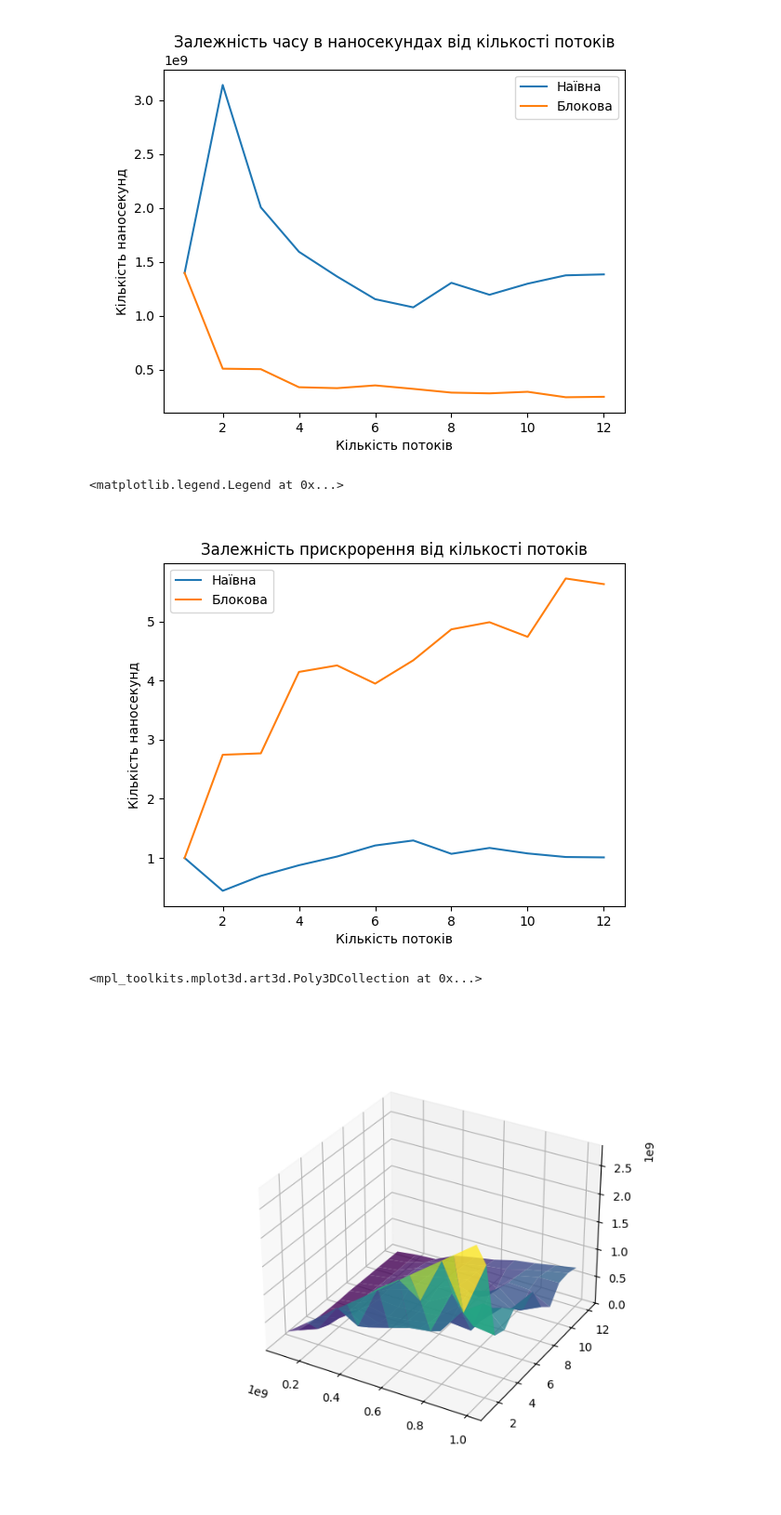
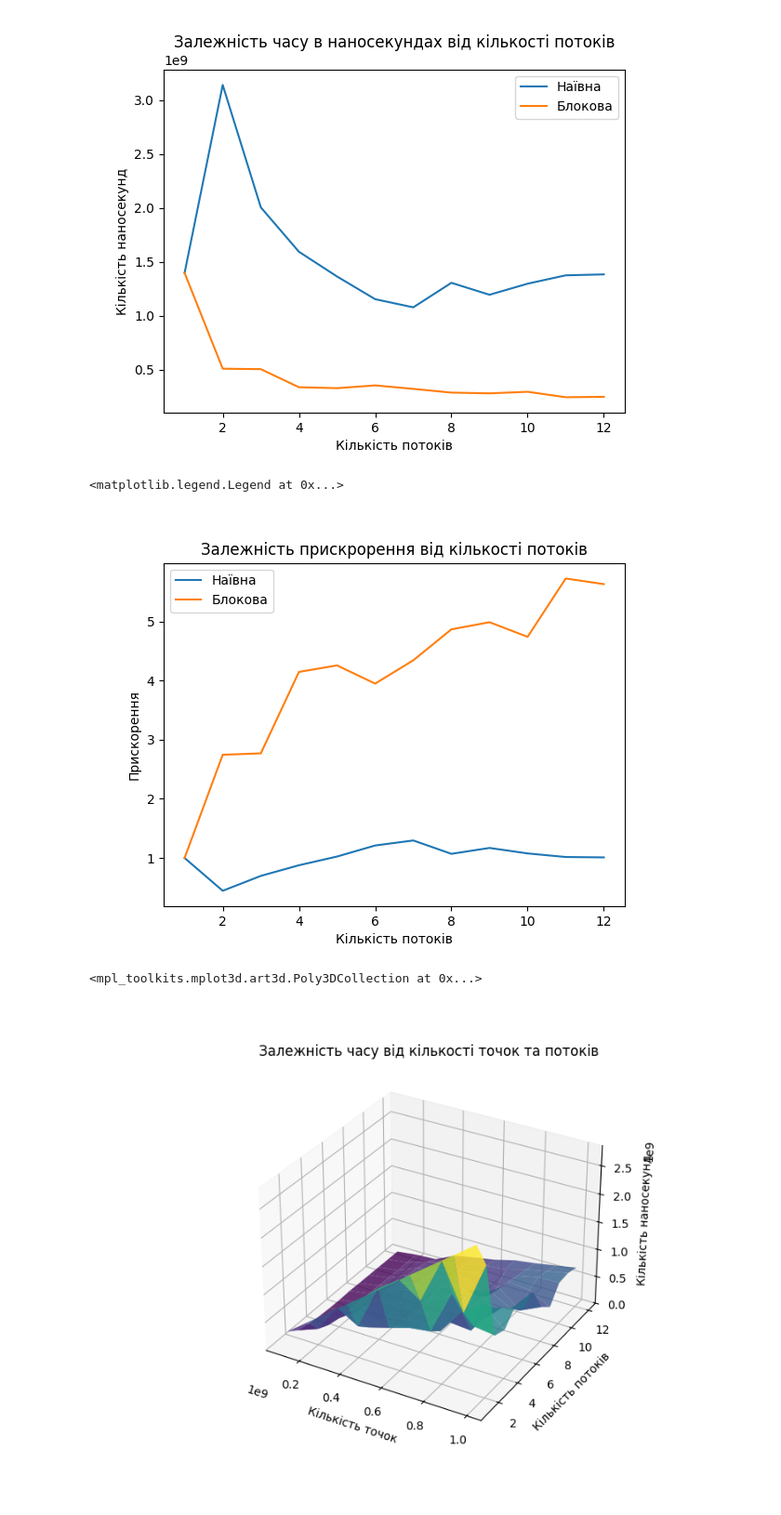
Before and after one commit to user3polarjet/masters_second_semester_methods_and_technologies_of_parallel_programming, a Jupyter notebook: lab1/plots.ipynb, the cells around one changed output. Shown at 93% size. Cells and saved outputs as stored; diff of their text form; code cells hidden in the pictures.

```diff
--- a/lab1/plots.ipynb
+++ b/lab1/plots.ipynb
@@ -70,42 +70,46 @@ data_block = 1.0 / data_block
 
 fig, axes = plt.subplots(1)
 axes.set_xlabel('Кількість потоків')
-axes.set_ylabel('Кількість наносекунд')
+axes.set_ylabel('Прискорення')
 axes.plot(data_multi.index, data_multi.values, label='Наївна')
 axes.plot(data_block.index, data_block.values, label='Блокова')
 axes.set_title('Залежність прискрорення від кількості потоків')
 axes.legend()
 # %% [output]
 <matplotlib.legend.Legend at 0x...>
-[figure, old version]
+[figure, new version]
 # %%
 import pandas as pd
 import numpy as np
 import matplotlib.pyplot as plt
 
 data_single = pd.read_csv('pi_monte_single.csv')
 data_single['threads_count'] = 1
 data_multi = pd.read_csv('pi_monte_multi.csv')
 
 data_single = data_single[['threads_count', 'points_count', 'nanoseconds']]
 data_multi = data_multi[['threads_count', 'points_count', 'nanoseconds']]
 
 data_single = data_single.groupby(['threads_count', 'points_count']).mean()
 data_multi = data_multi.groupby(['threads_count', 'points_count']).mean()
 
 data = pd.concat([data_single, data_multi])
 
 fig = plt.figure(figsize=(8, 6))
 ax1 = fig.add_subplot(111, projection='3d')
+ax1.set_xlabel('Кількість точок')
+ax1.set_ylabel('Кількість потоків')
+ax1.set_zlabel('Кількість наносекунд')
+ax1.set_title('Залежність часу від кількості точок та потоків')
 
 pivot_df = data['nanoseconds'].unstack()
 
 X, Y = np.meshgrid(pivot_df.columns, pivot_df.index)
 Z = pivot_df.values
 ax1.plot_surface(X, Y, Z, cmap='viridis', alpha=0.8)
 # %% [output]
 <mpl_toolkits.mplot3d.art3d.Poly3DCollection at 0x...>
-[figure, old version]
+[figure, new version]
 # %%
 data['speedup'] = data.groupby('points_count')['nanoseconds'].transform(lambda x: x.iloc[0] / x)
 
```
Also changed, not shown: parts of 3 cells of this notebook.
